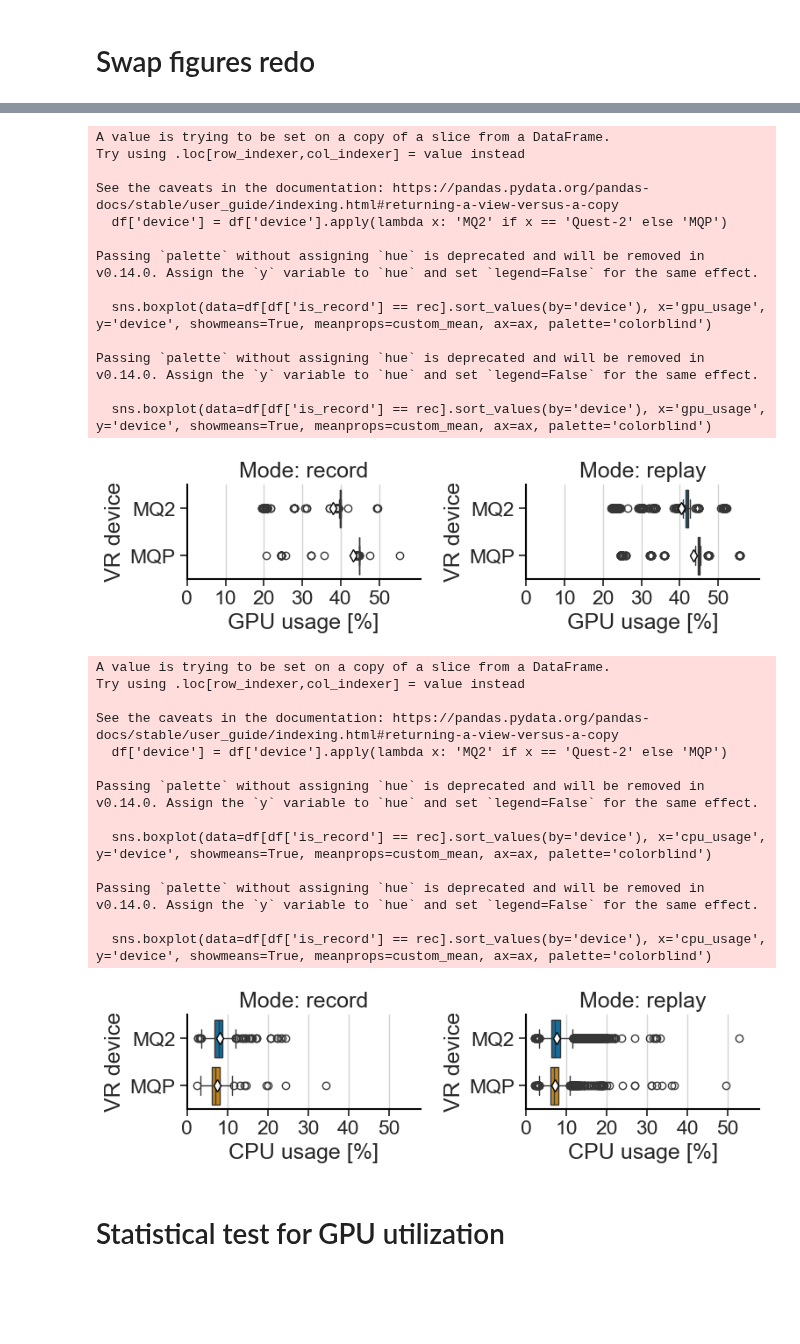
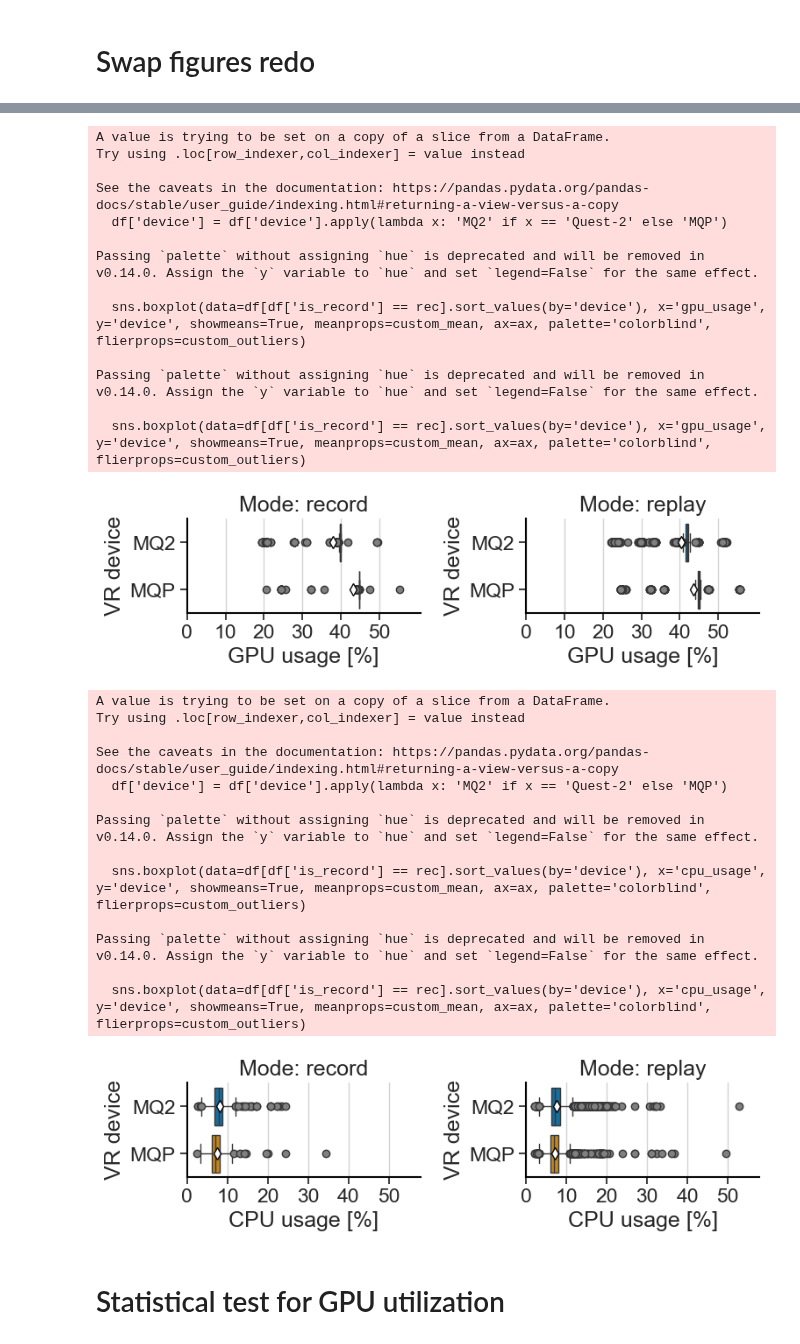
Before and after one commit to Raiduy/librnr-experiments, a Jupyter notebook: analysis_BM.ipynb, the cells around one changed output, grey strips where cells are left out. Drawn from its saved outputs; the diff is of its cells as text; code cells hidden in the pictures; blank space fills up the shorter version.

```diff
--- a/analysis_BM.ipynb
+++ b/analysis_BM.ipynb
@@ -215,6 +231,9 @@ custom_mean = {"marker":"d",
                 "markerfacecolor":"white",
                 "markeredgecolor":"black",
                 "markersize":"7"}
+
+custom_outliers = {'marker': 'o',
+                   'markerfacecolor': 'grey'}
 # %% [markdown]
 ### Totals per device
 # %%
@@ -575,7 +608,7 @@ def plot_gpu_usage_pc(df, out_folder):
 
     for i, rec in enumerate(is_record_list):
         ax = axes[i]
-        sns.boxplot(data=df[df['is_record'] == rec].sort_values(by='device'), x='gpu_usage', y='device', showmeans=True, meanprops=custom_mean, ax=ax, palette='colorblind')
+        sns.boxplot(data=df[df['is_record'] == rec].sort_values(by='device'), x='gpu_usage', y='device', showmeans=True, meanprops=custom_mean, ax=ax, palette='colorblind', flierprops=custom_outliers)
         ax.set_xlabel('GPU usage [%]')
         ax.set_ylabel('VR device')
 
@@ -601,7 +634,7 @@ def plot_cpu_usage_pc(df, out_folder):
 
     for i, rec in enumerate(is_record_list):
         ax = axes[i]
-        sns.boxplot(data=df[df['is_record'] == rec].sort_values(by='device'), x='cpu_usage', y='device', showmeans=True, meanprops=custom_mean, ax=ax, palette='colorblind')
+        sns.boxplot(data=df[df['is_record'] == rec].sort_values(by='device'), x='cpu_usage', y='device', showmeans=True, meanprops=custom_mean, ax=ax, palette='colorblind', flierprops=custom_outliers)
         ax.set_xlabel('CPU usage [%]')
         ax.set_ylabel('VR device')
 
@@ -656,31 +689,31 @@ Passing `palette` without assigning `hue` is deprecated and will be removed in v
 A value is trying to be set on a copy of a slice from a DataFrame.
 Try using .loc[row_indexer,col_indexer] = value instead
 
 See the caveats in the documentation: https://pandas.pydata.org/pandas-docs/stable/user_guide/indexing.html#returning-a-view-versus-a-copy
   df['device'] = df['device'].apply(lambda x: 'MQ2' if x == 'Quest-2' else 'MQP')
 
 Passing `palette` without assigning `hue` is deprecated and will be removed in v0.14.0. Assign the `y` variable to `hue` and set `legend=False` for the same effect.
 
-  sns.boxplot(data=df[df['is_record'] == rec].sort_values(by='device'), x='gpu_usage', y='device', showmeans=True, meanprops=custom_mean, ax=ax, palette='colorblind')
+  sns.boxplot(data=df[df['is_record'] == rec].sort_values(by='device'), x='gpu_usage', y='device', showmeans=True, meanprops=custom_mean, ax=ax, palette='colorblind', flierprops=custom_outliers)
 
 Passing `palette` without assigning `hue` is deprecated and will be removed in v0.14.0. Assign the `y` variable to `hue` and set `legend=False` for the same effect.
 
-  sns.boxplot(data=df[df['is_record'] == rec].sort_values(by='device'), x='gpu_usage', y='device', showmeans=True, meanprops=custom_mean, ax=ax, palette='colorblind')
+  sns.boxplot(data=df[df['is_record'] == rec].sort_values(by='device'), x='gpu_usage', y='device', showmeans=True, meanprops=custom_mean, ax=ax, palette='colorblind', flierprops=custom_outliers)
-[figure, old version]
+[figure, new version]
 A value is trying to be set on a copy of a slice from a DataFrame.
 Try using .loc[row_indexer,col_indexer] = value instead
 
 See the caveats in the documentation: https://pandas.pydata.org/pandas-docs/stable/user_guide/indexing.html#returning-a-view-versus-a-copy
   df['device'] = df['device'].apply(lambda x: 'MQ2' if x == 'Quest-2' else 'MQP')
 
 Passing `palette` without assigning `hue` is deprecated and will be removed in v0.14.0. Assign the `y` variable to `hue` and set `legend=False` for the same effect.
 
-  sns.boxplot(data=df[df['is_record'] == rec].sort_values(by='device'), x='cpu_usage', y='device', showmeans=True, meanprops=custom_mean, ax=ax, palette='colorblind')
+  sns.boxplot(data=df[df['is_record'] == rec].sort_values(by='device'), x='cpu_usage', y='device', showmeans=True, meanprops=custom_mean, ax=ax, palette='colorblind', flierprops=custom_outliers)
 
 Passing `palette` without assigning `hue` is deprecated and will be removed in v0.14.0. Assign the `y` variable to `hue` and set `legend=False` for the same effect.
 
-  sns.boxplot(data=df[df['is_record'] == rec].sort_values(by='device'), x='cpu_usage', y='device', showmeans=True, meanprops=custom_mean, ax=ax, palette='colorblind')
+  sns.boxplot(data=df[df['is_record'] == rec].sort_values(by='device'), x='cpu_usage', y='device', showmeans=True, meanprops=custom_mean, ax=ax, palette='colorblind', flierprops=custom_outliers)
-[figure, old version]
+[figure, new version]
 # %% [markdown]
 # Statistical test for GPU utilization
 # %%
```
Also changed, not shown: parts of 14 cells of this notebook, 26 other files.
